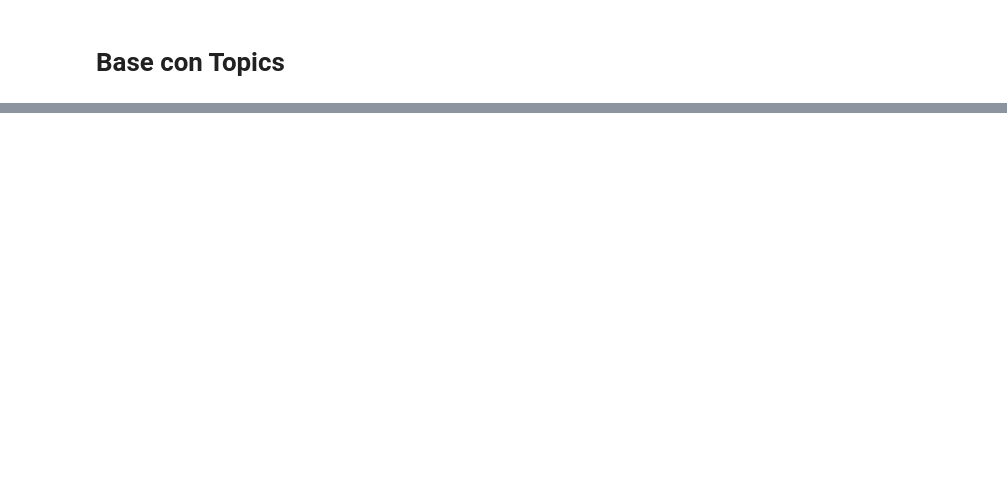
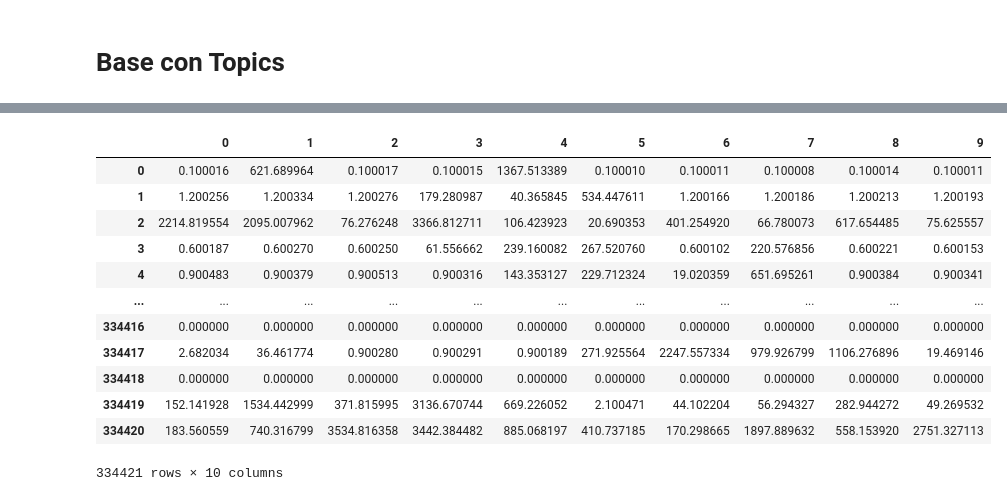
Before and after one commit to LCaravaggio/politext, a Jupyter notebook: Toda_la_base.ipynb, the cells around one changed output, grey strips where cells are left out. Drawn from its saved outputs; the diff is of its cells as text; code cells hidden in the pictures; blank space fills up the shorter version.

```diff
--- a/Toda_la_base.ipynb
+++ b/Toda_la_base.ipynb
@@ -883,0 +948,16 @@ base.head(5)
+# %%
+pd.DataFrame(disc_weights)
+# %% [output]
+|  | 0 | 1 | 2 | 3 | 4 | 5 | 6 | 7 | 8 | 9 |
+| 0 | 0.100016 | 621.689964 | 0.100017 | 0.100015 | 1367.513389 | 0.100010 | 0.100011 | 0.100008 | 0.100014 | 0.100011 |
+| 1 | 1.200256 | 1.200334 | 1.200276 | 179.280987 | 40.365845 | 534.447611 | 1.200166 | 1.200186 | 1.200213 | 1.200193 |
+| 2 | 2214.819554 | 2095.007962 | 76.276248 | 3366.812711 | 106.423923 | 20.690353 | 401.254920 | 66.780073 | 617.654485 | 75.625557 |
+| 3 | 0.600187 | 0.600270 | 0.600250 | 61.556662 | 239.160082 | 267.520760 | 0.600102 | 220.576856 | 0.600221 | 0.600153 |
+| 4 | 0.900483 | 0.900379 | 0.900513 | 0.900316 | 143.353127 | 229.712324 | 19.020359 | 651.695261 | 0.900384 | 0.900341 |
+| ... | ... | ... | ... | ... | ... | ... | ... | ... | ... | ... |
+| 334416 | 0.000000 | 0.000000 | 0.000000 | 0.000000 | 0.000000 | 0.000000 | 0.000000 | 0.000000 | 0.000000 | 0.000000 |
+| 334417 | 2.682034 | 36.461774 | 0.900280 | 0.900291 | 0.900189 | 271.925564 | 2247.557334 | 979.926799 | 1106.276896 | 19.469146 |
+| 334418 | 0.000000 | 0.000000 | 0.000000 | 0.000000 | 0.000000 | 0.000000 | 0.000000 | 0.000000 | 0.000000 | 0.000000 |
+| 334419 | 152.141928 | 1534.442999 | 371.815995 | 3136.670744 | 669.226052 | 2.100471 | 44.102204 | 56.294327 | 282.944272 | 49.269532 |
+| 334420 | 183.560559 | 740.316799 | 3534.816358 | 3442.384482 | 885.068197 | 410.737185 | 170.298665 | 1897.889632 | 558.153920 | 2751.327113 |
+334421 rows × 10 columns
```
Also changed, not shown: parts of 12 cells of this notebook.
